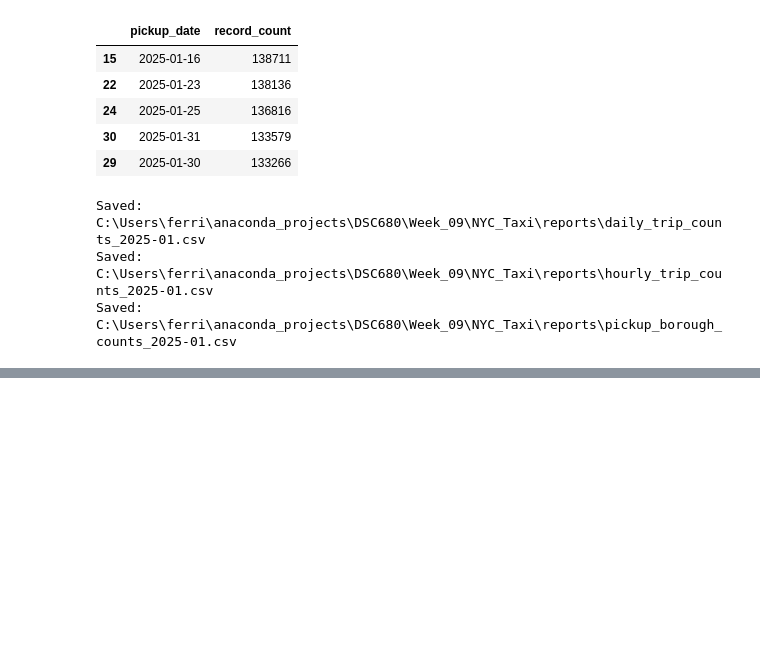
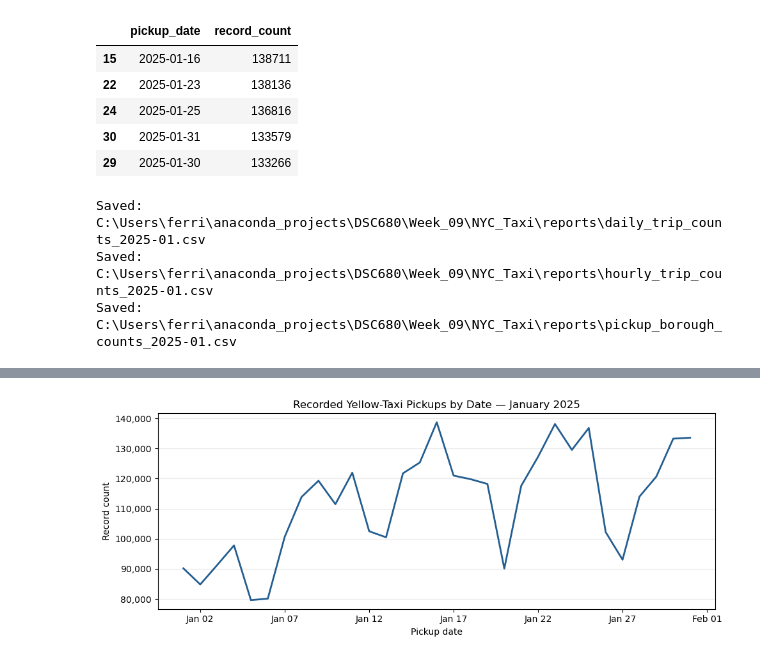
Before and after one commit to ferrillt/NYC-Taxi-Data-Pipeline, a Jupyter notebook: notebooks/03_Trip_Analytics.ipynb, the cells around one changed output, grey strips where cells are left out. Saved outputs shown, nothing was run; the diff lists cells and outputs as text; code cells hidden in the pictures; blank space fills up the shorter version.

```diff
--- a/notebooks/03_Trip_Analytics.ipynb
+++ b/notebooks/03_Trip_Analytics.ipynb
@@ -174,0 +200,88 @@ Saved: C:\Users\ferri\anaconda_projects\DSC680\Week_09\NYC_Taxi\reports\pickup_b
+# %%
+import matplotlib.pyplot as plt
+import matplotlib.dates as mdates
+from matplotlib.ticker import StrMethodFormatter
+
+figure_dir = Path("../reports/figures")
+figure_dir.mkdir(parents=True, exist_ok=True)
+
+# Daily activity
+fig, ax = plt.subplots(figsize=(10, 4))
+
+ax.plot(
+    daily_counts["pickup_date"],
+    daily_counts["record_count"],
+    color="#245e91",
+    linewidth=2
+)
+
+ax.set(
+    title="Recorded Yellow-Taxi Pickups by Date — January 2025",
+    xlabel="Pickup date",
+    ylabel="Record count"
+)
+
+ax.xaxis.set_major_locator(mdates.DayLocator(interval=5))
+ax.xaxis.set_major_formatter(mdates.DateFormatter("%b %d"))
+ax.yaxis.set_major_formatter(StrMethodFormatter("{x:,.0f}"))
+ax.grid(axis="y", alpha=0.25)
+
+fig.tight_layout()
+fig.savefig(figure_dir / "daily_pickups_2025-01.png", dpi=150)
+plt.show()
+plt.close(fig)
+
+# Hourly activity across the entire month
+fig, ax = plt.subplots(figsize=(10, 4))
+
+ax.bar(
+    hourly_counts["pickup_hour"],
+    hourly_counts["record_count"],
+    color="#245e91"
+)
+
+ax.set(
+    title="Recorded Yellow-Taxi Pickups by Hour — January 2025",
+    xlabel="Pickup hour (supplied timestamps)",
+    ylabel="Monthly record count"
+)
+
+ax.set_xticks(range(0, 24, 2))
+ax.yaxis.set_major_formatter(StrMethodFormatter("{x:,.0f}"))
+ax.grid(axis="y", alpha=0.25)
+ax.set_axisbelow(True)
+
+fig.tight_layout()
+fig.savefig(figure_dir / "hourly_pickups_2025-01.png", dpi=150)
+plt.show()
+plt.close(fig)
+
+# Preserve every borough and lookup category.
+borough_plot = borough_counts.sort_values("record_count")
+
+fig, ax = plt.subplots(figsize=(10, 5))
+
+ax.barh(
+    borough_plot["pickup_borough"],
+    borough_plot["record_count"],
+    color="#245e91"
+)
+
+ax.set(
+    title="Recorded Pickups by Borough or Lookup Category — January 2025",
+    xlabel="Record count",
+    ylabel=""
+)
+
+ax.xaxis.set_major_formatter(StrMethodFormatter("{x:,.0f}"))
+ax.grid(axis="x", alpha=0.25)
+ax.set_axisbelow(True)
+
+fig.tight_layout()
+fig.savefig(figure_dir / "borough_pickups_2025-01.png", dpi=150)
+plt.show()
+plt.close(fig)
+
+print(f"Charts saved to: {figure_dir.resolve()}")
+# %% [output]
+[figure, added]
```
Also changed, not shown: parts of 7 cells of this notebook.
